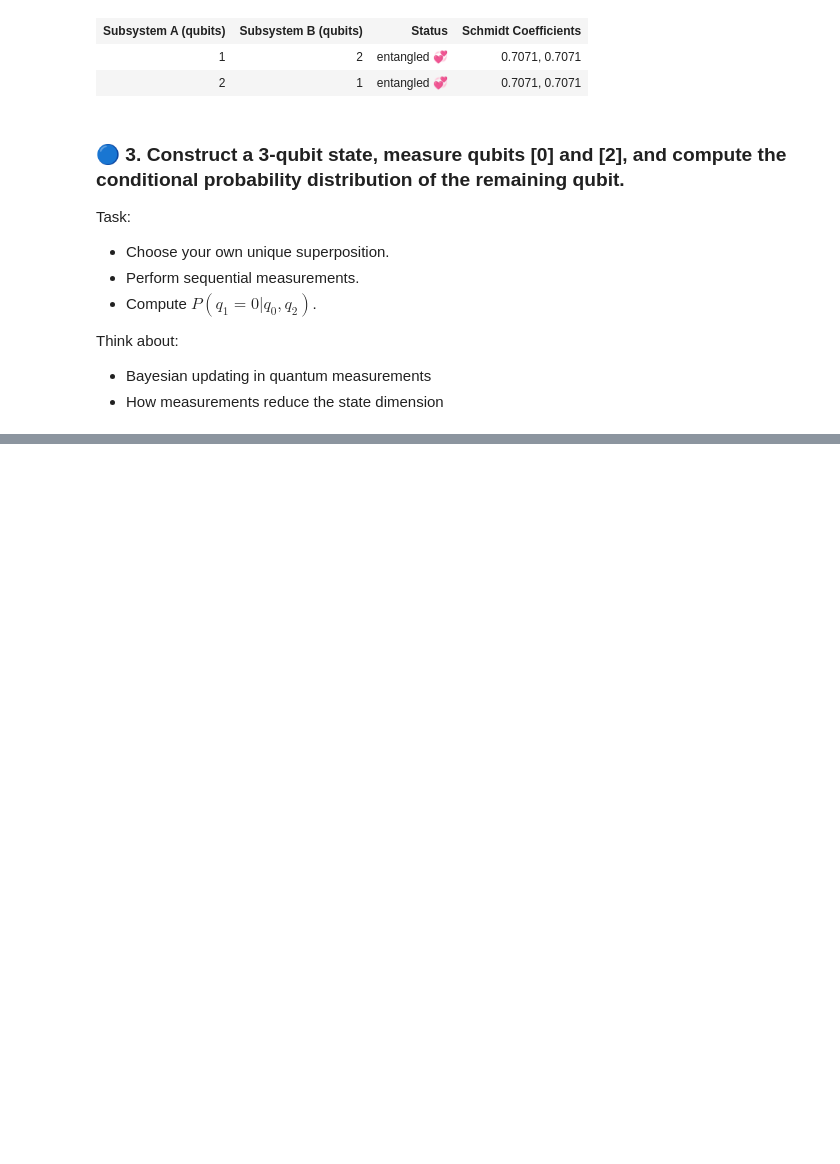
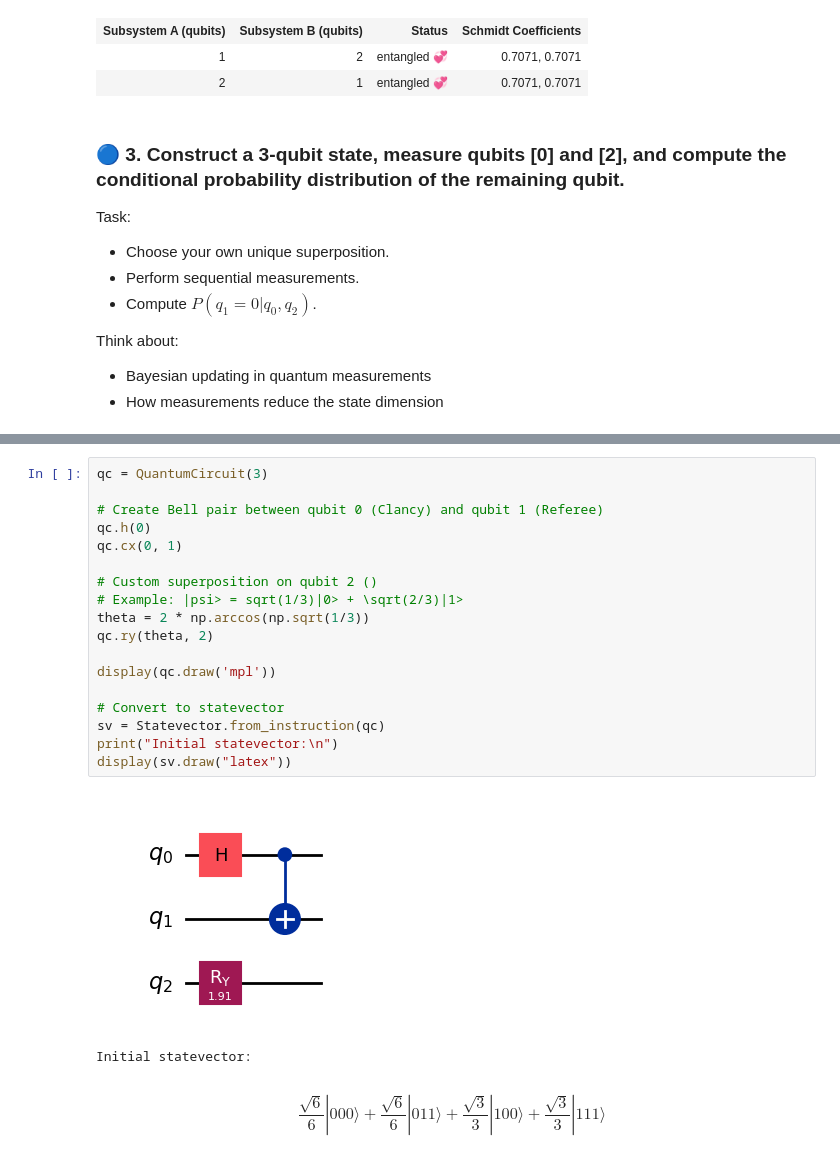
Before and after one commit to eigenscribe/qiskit, a Jupyter notebook: notebooks/practice_problems/multiple_systems/challenge_problems.ipynb, the cells around one changed output, grey strips where cells are left out. Cells and saved outputs as stored; diff of their text form; blank space fills up the shorter version.

```diff
--- a/notebooks/practice_problems/multiple_systems/challenge_problems.ipynb
+++ b/notebooks/practice_problems/multiple_systems/challenge_problems.ipynb
@@ -185,0 +203,22 @@ Think about:
+# %%
+qc = QuantumCircuit(3)
+
+# Create Bell pair between qubit 0 (Clancy) and qubit 1 (Referee)
+qc.h(0)
+qc.cx(0, 1)
+
+# Custom superposition on qubit 2 ()
+# Example: |psi> = sqrt(1/3)|0> + \sqrt(2/3)|1>
+theta = 2 * np.arccos(np.sqrt(1/3))
+qc.ry(theta, 2)
+
+display(qc.draw('mpl'))
+
+# Convert to statevector
+sv = Statevector.from_instruction(qc)
+print("Initial statevector:\n")
+display(sv.draw("latex"))
+# %% [output]
+[figure, added]
+Initial statevector:
+$$\frac{\sqrt{6}}{6} |000\rangle+\frac{\sqrt{6}}{6} |011\rangle+\frac{\sqrt{3}}{3} |100\rangle+\frac{\sqrt{3}}{3} |111\rangle$$
```
Also changed, not shown: parts of 2 cells of this notebook.
